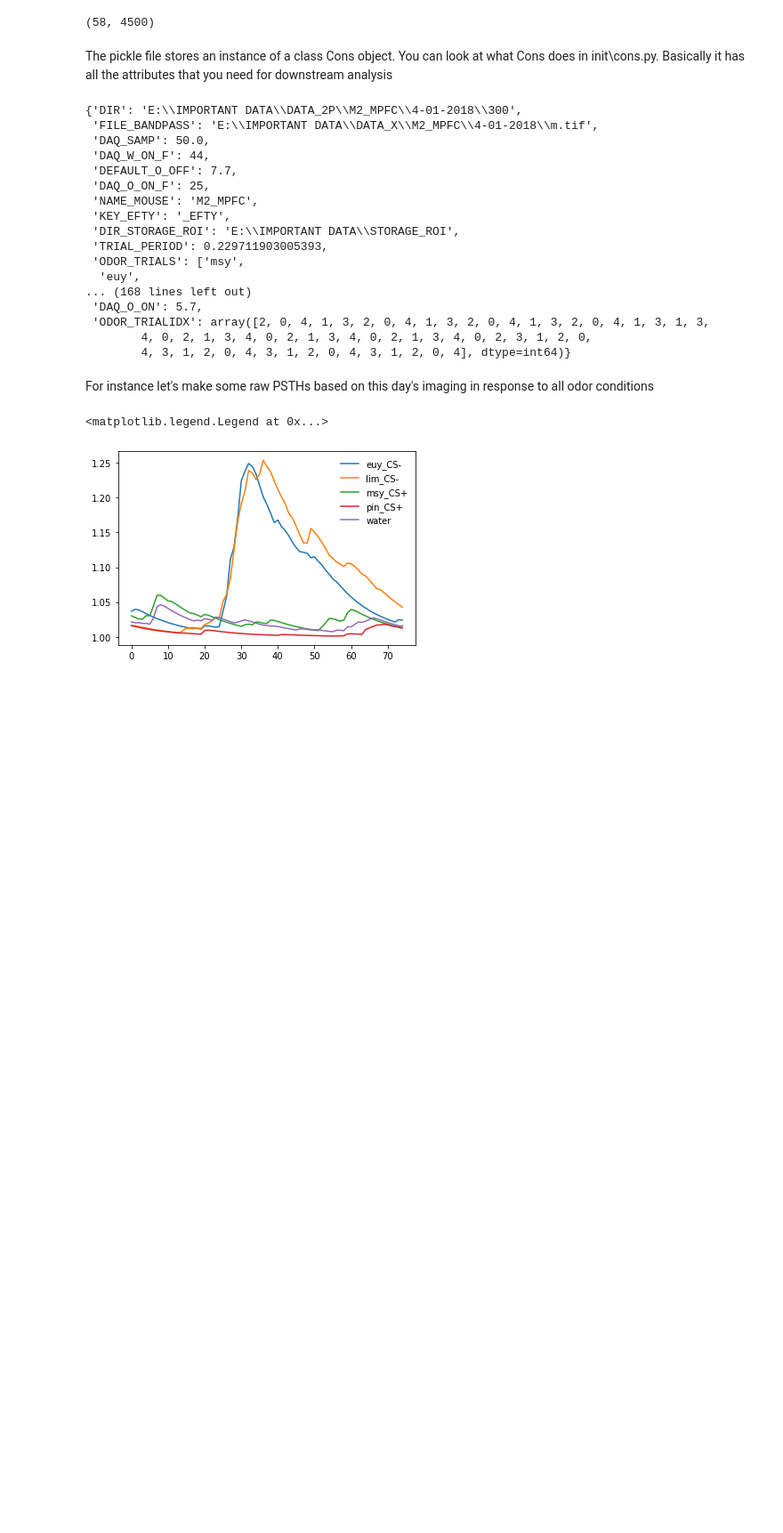
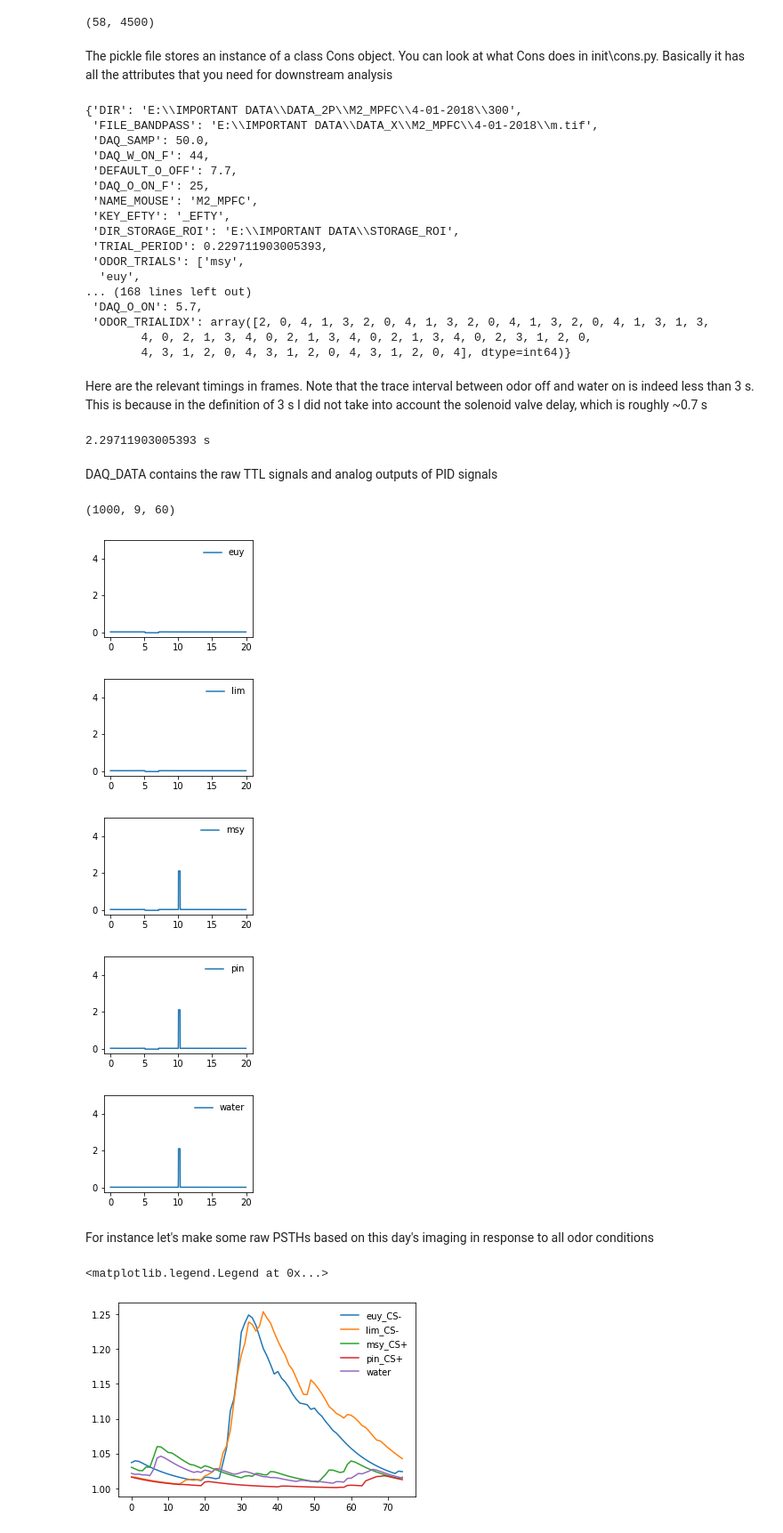
Before and after one commit to pwang724/PHD_experiment, a Jupyter notebook: notebook/for_lynn_mpfc_composite.ipynb, the cells around one changed output. Shown at 89% size. Drawn from its saved outputs; the diff is of its cells as text; code cells hidden in the pictures; blank space fills up the shorter version.

```diff
--- a/notebook/for_lynn_mpfc_composite.ipynb
+++ b/notebook/for_lynn_mpfc_composite.ipynb
@@ -34,7 +34,7 @@ mappingproxy({'__module__': '_CONSTANTS.conditions',
 These are my definintions of days for pretraining (pt) and discrimination (dt). You can also be assessed under
 statistics/main_composite, line 191. You can also look through how I analyzed everything and made plots under that file.
 # %%
-data_directory = r'E:\AXEL_LAB\_DATA\timepoint\MPFC_COMPOSITE'
+data_directory = r'C:\Users\Peter\Desktop\PYTHON\PHD_experiment\_DATA\timepoint\MPFC_COMPOSITE'
 pt_start = [1, 1, 1, 1]
 pt_learned = [3, 3, 3, 3]
 dt_naive = [0, 0, 0, 0]
@@ -114,6 +114,44 @@ cons.__dict__
  'ODOR_TRIALIDX': array([2, 0, 4, 1, 3, 2, 0, 4, 1, 3, 2, 0, 4, 1, 3, 2, 0, 4, 1, 3, 1, 3,
         4, 0, 2, 1, 3, 4, 0, 2, 1, 3, 4, 0, 2, 1, 3, 4, 0, 2, 3, 1, 2, 0,
         4, 3, 1, 2, 0, 4, 3, 1, 2, 0, 4, 3, 1, 2, 0, 4], dtype=int64)}
+# %% [markdown]
+Here are the relevant timings in frames. Note that the trace interval between odor off and water on is
+ indeed less than 3 s. This is because in the definition of 3 s I did not take into account the solenoid valve delay,
+  which is roughly ~0.7 s
+# %%
+frames_per_trial = cons.TRIAL_FRAMES
+odor_on_in_frames = cons.DAQ_O_ON_F
+odor_off_in_frames = cons.DAQ_O_OFF_F
+water_on_in_frames = cons.DAQ_W_ON_F
+trial_period = cons.TRIAL_PERIOD
+
+t_trace = (water_on_in_frames - odor_off_in_frames) * trial_period
+print(f'{t_trace} s')
+# %% [output]
+2.29711903005393 s
+# %% [markdown]
+DAQ_DATA contains the raw TTL signals and analog outputs of PID signals
+# %%
+print(cons.DAQ_DATA.shape) # in shape of samples by channels by trials
+
+odor_names = cons.ODOR_UNIQUE
+odor_ixs = cons.ODOR_TRIALIDX
+
+for i, odor_name in enumerate(odor_names):
+    ixs = np.argwhere(odor_ixs == i).flatten()
+    odor_data = cons.DAQ_DATA[:, cons.DAQ_W, ixs].mean(axis=1)
+    t = np.arange(odor_data.shape[0]) / cons.DAQ_SAMP
+    plt.figure(figsize=(3, 2))
+    plt.plot(t, odor_data, label=odor_name)
+    plt.ylim([-0.25, 5])
+    plt.legend(frameon=False)
+# %% [output]
+(1000, 9, 60)
+[figure, added]
+[figure, added]
+[figure, added]
+[figure, added]
+[figure, added]
 # %% [markdown]
 For instance let's make some raw PSTHs based on this  day's imaging in response to all odor conditions
 # %%
```
Also changed, not shown: parts of 2 cells of this notebook.
